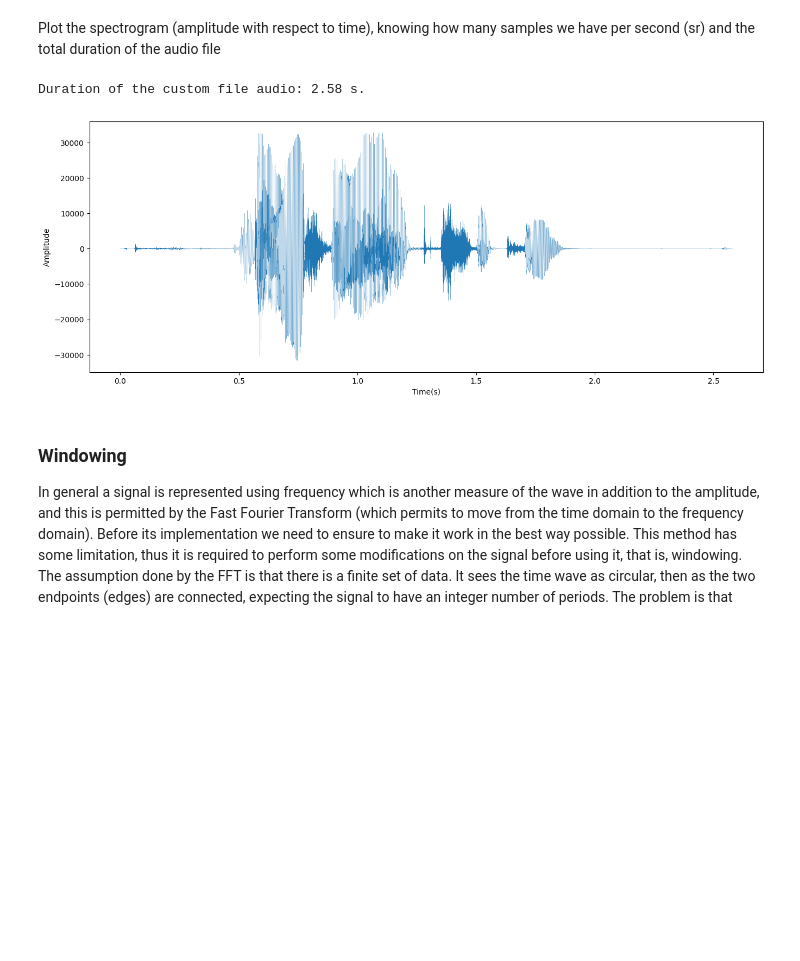
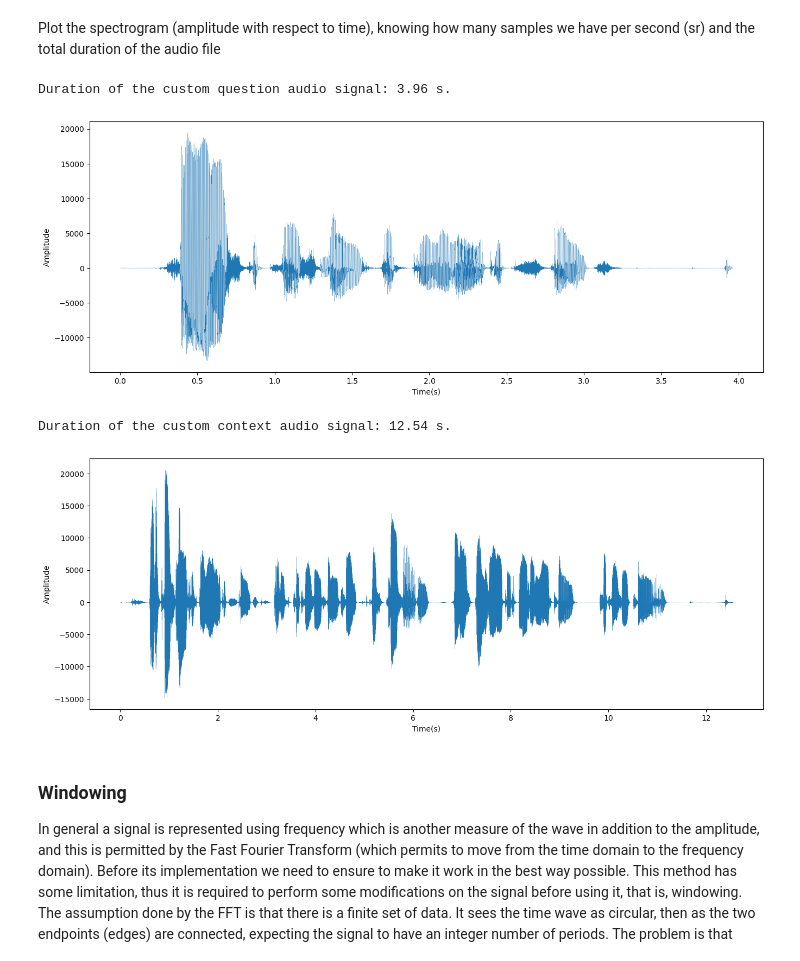
Before and after one commit to Ele975/ML_project2, a Jupyter notebook: AML_project2.ipynb, the cells around one changed output. Drawn from its saved outputs; the diff is of its cells as text; code cells hidden in the pictures; blank space fills up the shorter version.

```diff
--- a/AML_project2.ipynb
+++ b/AML_project2.ipynb
@@ -567,9 +568,9 @@ audio = np.array(audio, dtype=float)
 # store custom audio file recorded - query
 scipy.io.wavfile.write('audio.wav', sr, audio)
 # %%
+# context
 audio_context, sr_context = get_audio()
-audio_context = np.array(audio, dtype=float)
-# store custom audio file recorded - context
+audio_context = np.array(audio_context, dtype=float)
 scipy.io.wavfile.write('audio_context.wav', sr_context, audio_context)
 # %% [markdown]
 ### audio analysis
@@ -586,19 +597,32 @@ plt.show()
 # %% [markdown]
 Plot the spectrogram (amplitude with respect to time), knowing how many samples we have per second (sr) and the total duration of the audio file
 # %%
+# question
 # get duration in seconds
 audio_length = librosa.get_duration(y=audio, sr=sr)
 size_audio = len(audio)
-print("Duration of the custom file audio:", audio_length, "s.\n")
+print("Duration of the custom question audio signal:", audio_length, "s.\n")
 fig = plt.figure(figsize=(16, 6))
 # change x axis to take into consideration time and not samples
 plt.plot(np.linspace(0, audio_length, size_audio), audio, linewidth=0.2)
 plt.ylabel('Amplitude')
 plt.xlabel('Time(s)')
 plt.show()
+
+# context
+audio_length_context = librosa.get_duration(y=audio_context, sr=sr_context)
+size_audio_context = len(audio_context)
+print("Duration of the custom context audio signal:", audio_length_context, "s.\n")
+fig = plt.figure(figsize=(16, 6))
+plt.plot(np.linspace(0, audio_length_context, size_audio_context), audio_context, linewidth=0.2)
+plt.ylabel('Amplitude')
+plt.xlabel('Time(s)')
+plt.show()
 # %% [output]
-Duration of the custom file audio: 2.58 s.
+Duration of the custom question audio signal: 3.96 s.
-[figure, old version]
+[figure, new version]
+Duration of the custom context audio signal: 12.54 s.
+[figure, added]
 # %% [markdown]
 ### Windowing
 In general a signal is represented using frequency which is another measure of the wave in addition to the amplitude, and this is permitted by the Fast Fourier Transform (which permits to move from the time domain to the frequency domain). Before its implementation we need to ensure to make it work in the best way possible. This method has some limitation, thus it is required to perform some modifications on the signal before using it, that is, windowing. The assumption done by the FFT is that there is a finite set of data. It sees the time wave as circular, then as the two endpoints (edges) are connected, expecting the signal to have an integer number of periods. The problem is that often the two endpoints of the wave signal doesn't match (not continuous if connected together), thus not having an integer number of periods. This causes in the result of the FFT peaks of high frequency (sharp transitions) which are not present in the original signal, which cause a distorted result. Windowing is used to reduce these peaks by segmenting the signal into windows and smoothing the signal toward zero at the endpoints.
```
Also changed, not shown: parts of 16 cells of this notebook.
